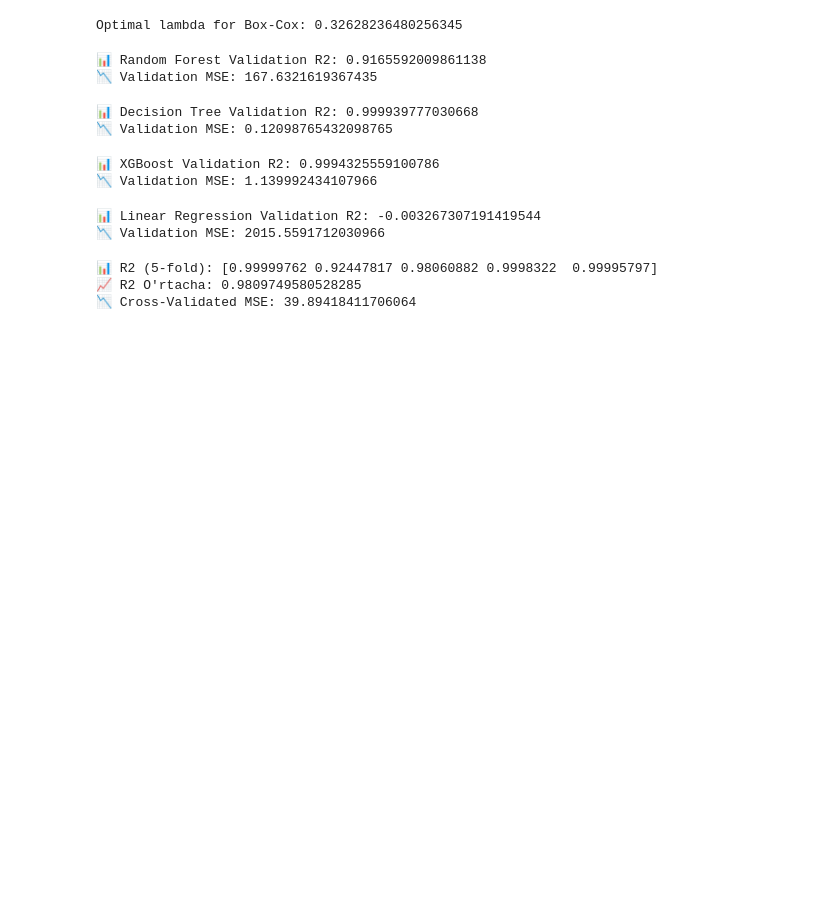
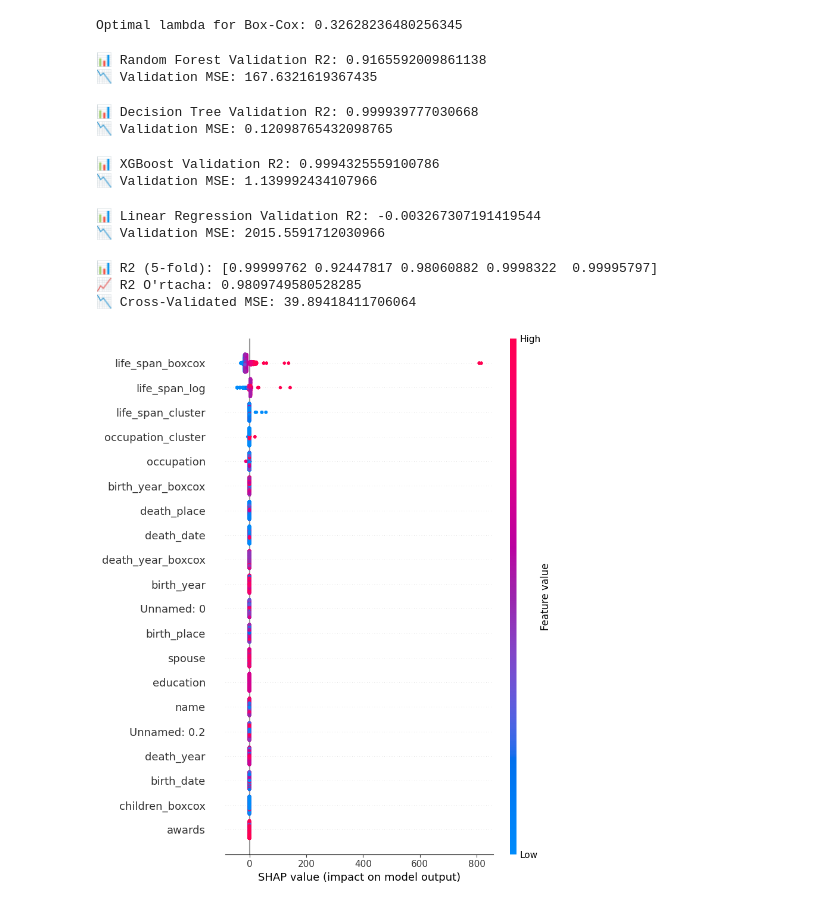
Before and after one commit to rasulbekdeveloper907/Final_Project, a Jupyter notebook: Notebooks/model_selection.ipynb, the cells around one changed output. Drawn from its saved outputs; the diff is of its cells as text; code cells hidden in the pictures; blank space fills up the shorter version.

```diff
--- a/Notebooks/model_selection.ipynb
+++ b/Notebooks/model_selection.ipynb
@@ -246,3 +246,20 @@ print("📉 Cross-Validated MSE:", mse)
 📊 R2 (5-fold): [0.99999762 0.92447817 0.98060882 0.9998322  0.99995797]
 📈 R2 O'rtacha: 0.9809749580528285
 📉 Cross-Validated MSE: 39.89418411706064
+# %%
+import shap
+import matplotlib.pyplot as plt
+from sklearn.tree import DecisionTreeRegressor
+
+# Modelni o'qitamiz (cross_val uchun emas, alohida fit qilamiz)
+dt_model = DecisionTreeRegressor(random_state=42)
+dt_model.fit(X, y)
+
+# SHAP explainer yaratamiz
+explainer = shap.Explainer(dt_model, X)
+shap_values = explainer(X)
+
+# Summary plot (eng muhim xususiyatlarni ko‘rsatadi)
+shap.summary_plot(shap_values, X)
+# %% [output]
+[figure, added]
```
Also changed, not shown: 2 other files.
